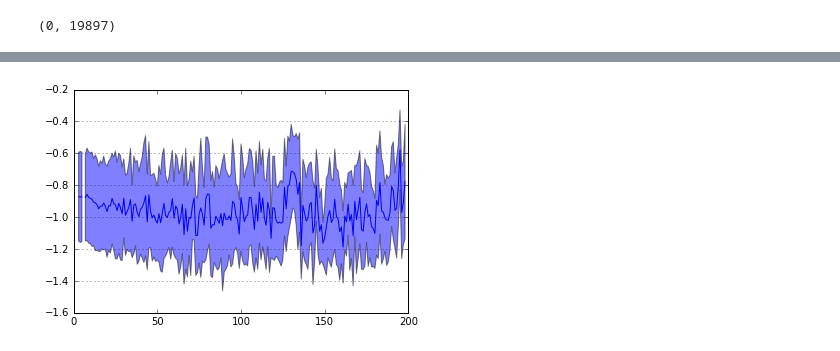
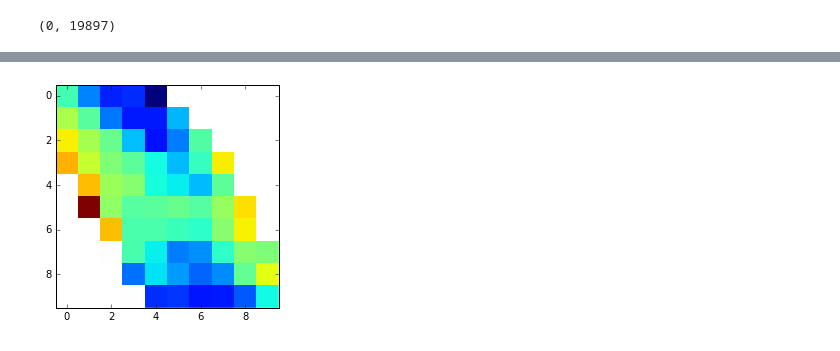
Before and after one commit to cggh/scikit-allel, a Jupyter notebook: notebooks/profiling/xpehh.ipynb, the cells around one changed output, grey strips where cells are left out. Cells and saved outputs as stored; diff of their text form; code cells hidden in the pictures.

```diff
--- a/notebooks/profiling/xpehh.ipynb
+++ b/notebooks/profiling/xpehh.ipynb
@@ -104,6 +113,8 @@ plt.grid(axis='y');
 import scipy as sp
 import scipy.stats
 # %%
-bins = np.arange(n_samples*4 + 2)
-mean_ihs_by_aac, _, _ = sp.stats.binned_statistic(ac_seg[:, 1], score, statistic='mean', bins=bins)
-std_ihs_by_aac, _, _ = sp.stats.binned_statistic(ac_seg[:, 1], score, statistic='std', bins=bins)
+bins = np.arange(0, n_samples*2 + 1, 10)
+mean_ihs_by_aac, _, _, mean_ihs_bn = sp.stats.binned_statistic_2d(ac1_seg[:, 1], ac2_seg[:, 1], score,
+                                                                  statistic=np.nanmean, bins=bins)
+std_ihs_by_aac, _, _, std_ihs_bn = sp.stats.binned_statistic_2d(ac1_seg[:, 1], ac2_seg[:, 1], score,
+                                                                statistic=np.nanstd, bins=bins)
@@ -118,9 +147,4 @@ mean_ihs_by_aac.shape, std_ihs_by_aac.shape
-# %%
-plt.fill_between(bins[:-1],
-                 mean_ihs_by_aac - std_ihs_by_aac,
-                 mean_ihs_by_aac + std_ihs_by_aac,
-                 alpha=.5)
-plt.plot(bins[:-1], mean_ihs_by_aac)
-plt.grid(axis='y');
-# %% [output]
-[figure, removed]
+# %%
+plt.imshow(mean_ihs_by_aac.T, interpolation='none');
+# %% [output]
+[figure, added]
```
Also changed, not shown: parts of 35 cells of this notebook, 4 other files.
